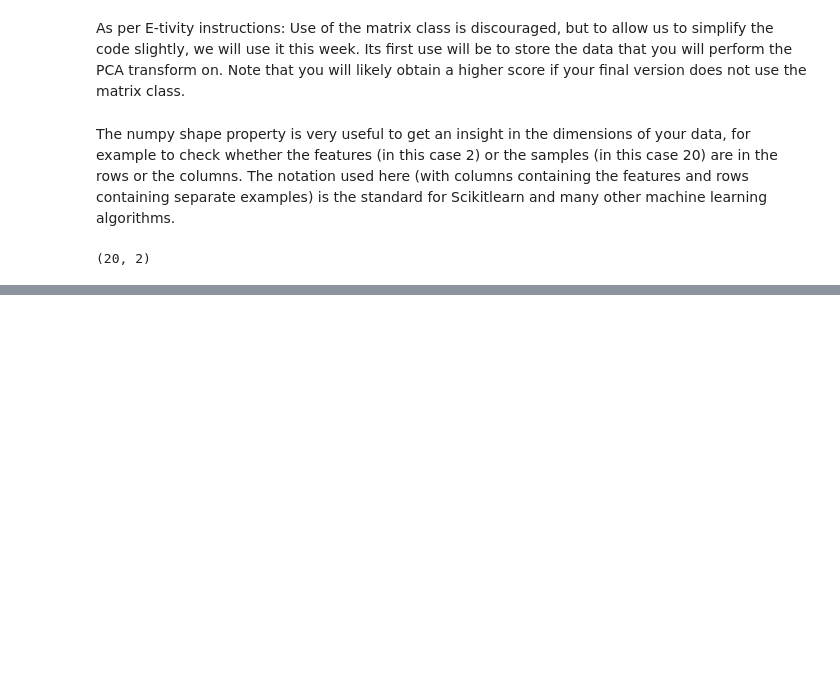
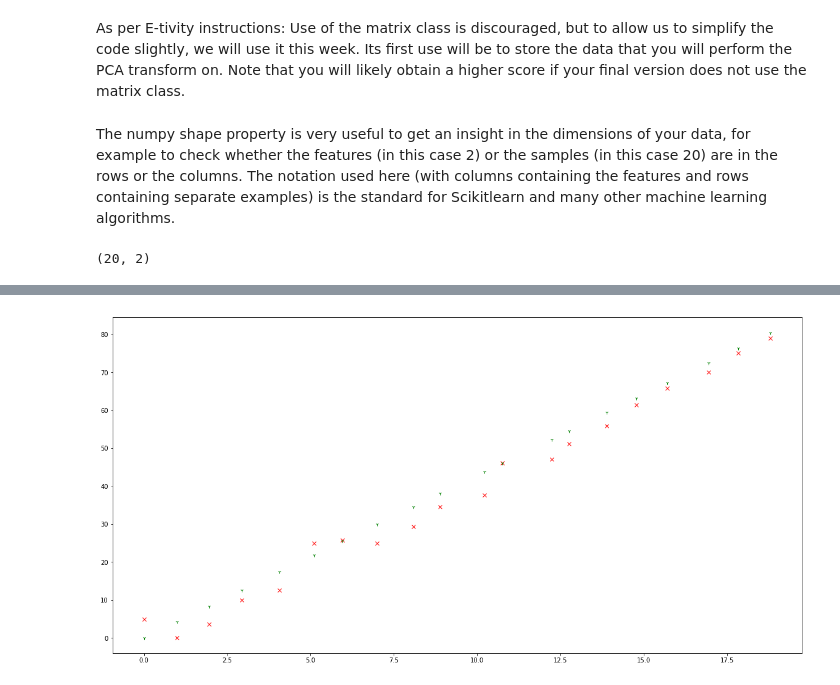
Before and after one commit to vipulpopat/MSCAI_CE4021_Week5, a Jupyter notebook: Etivity5.ipynb, the cells around one changed output, grey strips where cells are left out. Drawn from its saved outputs; the diff is of its cells as text; code cells hidden in the pictures; blank space fills up the shorter version.

```diff
--- a/Etivity5.ipynb
+++ b/Etivity5.ipynb
@@ -25,0 +102,24 @@ data.shape
+# %%
+# Step 3 Calcaulte Covariance Matrix
+covariance_matrix = np.cov(data, rowvar=False)
+# Step 3 Calcaulte eigenvectors and eigenvalues
+eigenvalues, eigenvectors = np.linalg.eigh(covariance_matrix)
+slope1 = eigenvectors[0][1]/eigenvectors[0][0]
+slope2 = eigenvectors[1][1]/eigenvectors[1][0]
+t1 = np.array(data, copy=True)
+t2 = np.array(data, copy=True)
+t1[:,1] = t1[:,0]*slope1
+t2[:,1] = t2[:,0]*slope2
+#y2 = x*slope2
+var1 = np.var(t1)
+var2 = np.var(t2)
+data_fit = t1
+if var1 < var2:
+    data_fit = t2
+
+plt.rcParams["figure.figsize"] = (20,10)
+plt.plot(data[:,0], data[:,1], 'xr')
+plt.plot(data_fit[:,0], data_fit[:,1],"1g")
+plt.show()
+# %% [output]
+[figure, added]
```
Also changed, not shown: parts of 6 cells of this notebook, 1 other file.
